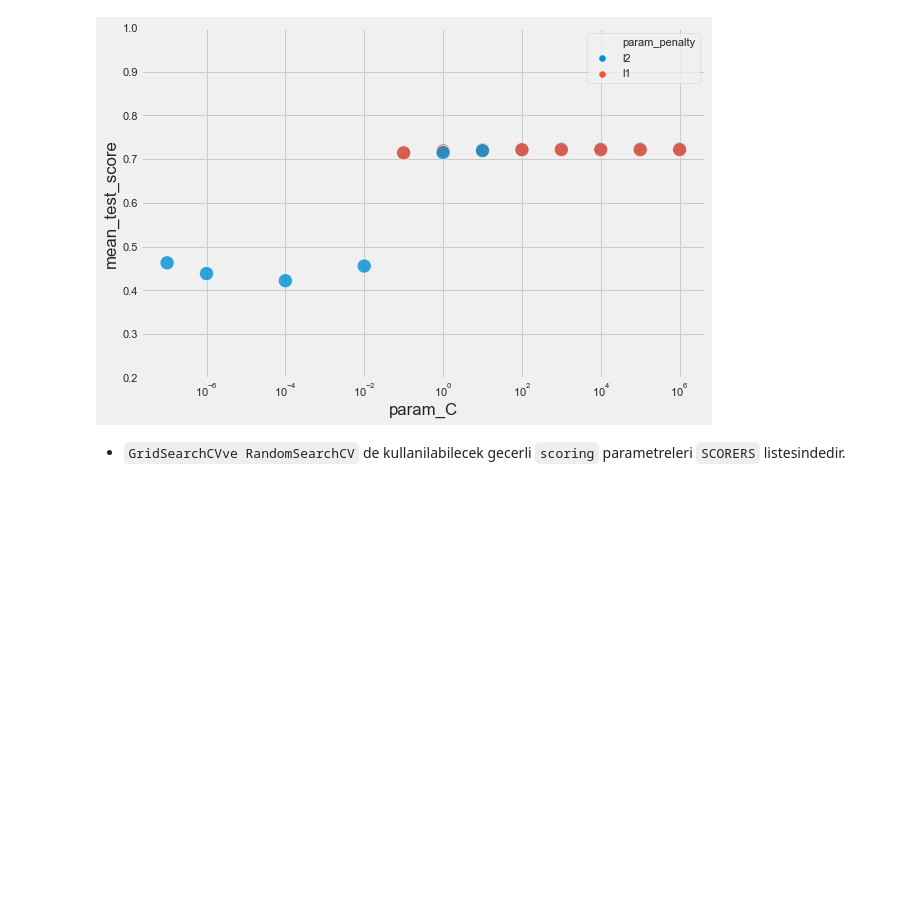
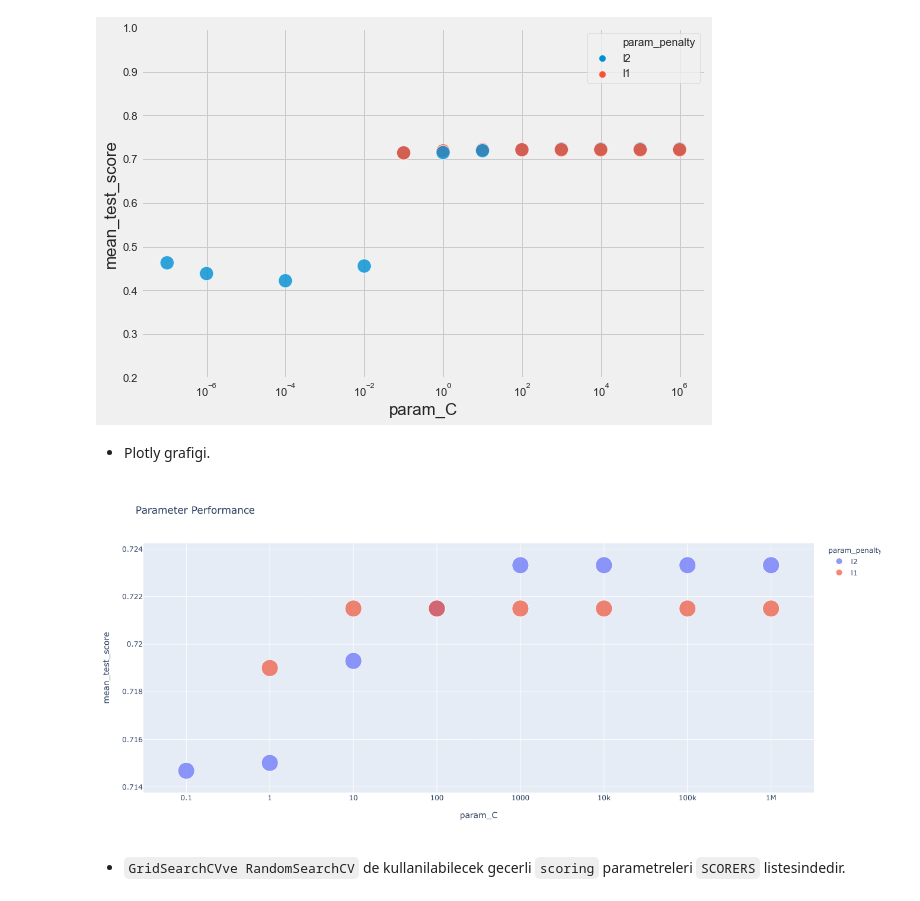
Before and after one commit to ahmetpergamum/datascience, a Jupyter notebook: 08_linear_classification/05_cross_validation_hyperparameter_search.ipynb, the cells around one changed output. Drawn from its saved outputs; the diff is of its cells as text; code cells hidden in the pictures; blank space fills up the shorter version.

Commit message:
plotly graphs added

````diff
--- a/08_linear_classification/05_cross_validation_hyperparameter_search.ipynb
+++ b/08_linear_classification/05_cross_validation_hyperparameter_search.ipynb
@@ -431,6 +431,15 @@ plt.ylim((0.2,1))
 plt.show()
 # %% [output]
 [figure]
+# %% [markdown]
+- Plotly grafigi.
+# %%
+fig = px.scatter(df[0:15], x='param_C', y='mean_test_score', size='mean_test_score',
+                 color='param_penalty', title='Parameter Performance', width=1200, height=600)
+fig.update_layout(xaxis_type="log")
+fig.show()
+# %% [output]
+[figure, added]
 # %% [markdown]
 - ```GridSearchCVve RandomSearchCV``` de kullanilabilecek gecerli ```scoring``` parametreleri ```SCORERS``` listesindedir.
 # %%
````
Also changed, not shown: parts of 8 cells of this notebook.
